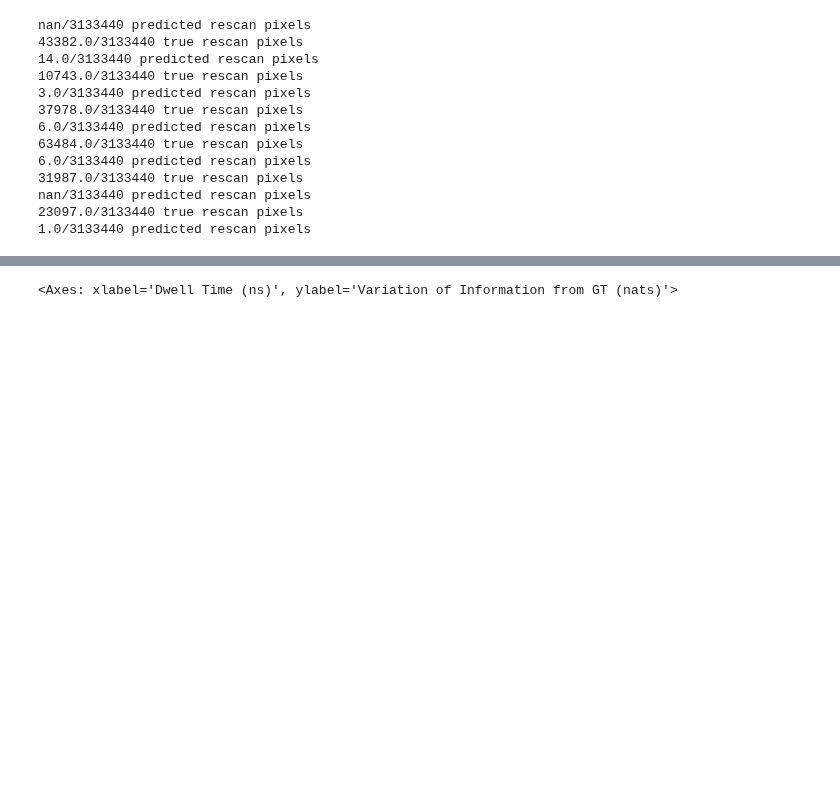
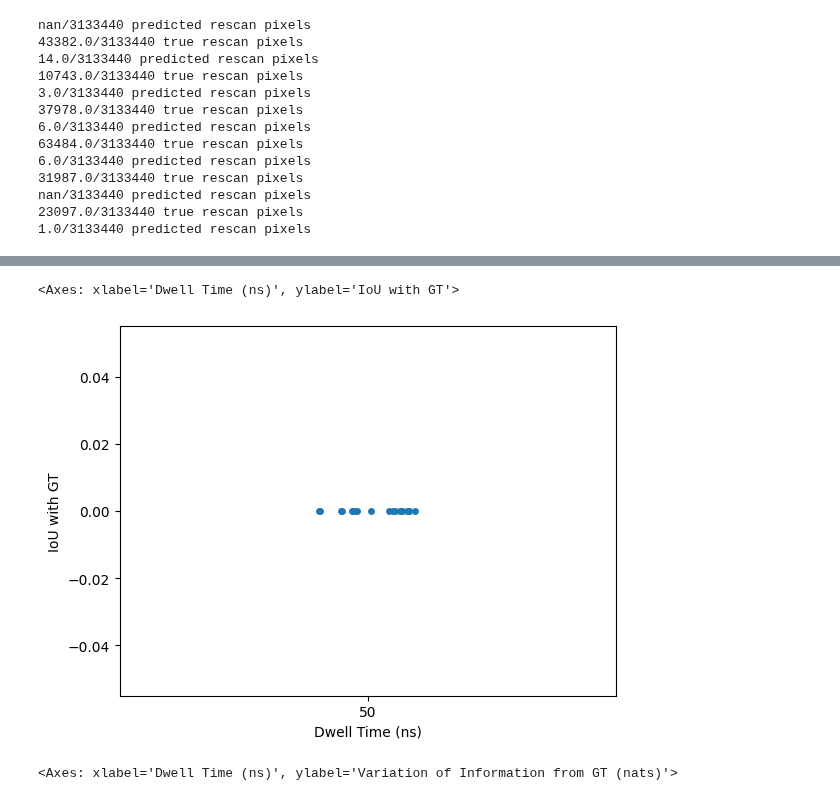
Before and after one commit to cfpark00/SmartEM, a Jupyter notebook: smartem/segmentation/errnet_example.ipynb, the cells around one changed output, grey strips where cells are left out. Cells and saved outputs as stored; diff of their text form; code cells hidden in the pictures; blank space fills up the shorter version.

```diff
--- a/smartem/segmentation/errnet_example.ipynb
+++ b/smartem/segmentation/errnet_example.ipynb
@@ -16,10 +15,10 @@ from tqdm import tqdm
 # Set variables
 # %%
 data_path = "/storage2/projects/smartEM/em-vis/smartem-data-test-errors.hdf5"
-device = torch.device("cuda:2")
+device = torch.device("cuda:5")
 
-model = UNet.UNet(1,2)
-model_path = '/home/tommy-local/projects/smartem/SmartEM/pretrained_models_errnet/unet_50_2.81e-02.pth'
+model = UNet_.UNet(1,2)
+model_path = 'unet_50_2.81e-02.pth'
 # %%
 model = model.to(device)
 weights = torch.load(model_path, map_location=device)
@@ -53,7 +52,10 @@ def get_prediction(im, model):
 # %%
 data_dwts = []
 data_hdt_vois = []
+data_hdt_ious = []
 data_gt_vois = []
+data_gt_ious = []
+predictions = []
 
 with h5py.File(data_path, "r") as f:
     for reg in tqdm(f.keys(), disable=True):
@@ -70,6 +72,7 @@ with h5py.File(data_path, "r") as f:
         im = group[f"{slowest_dwt}/im"][()]
         hdt_mask, _ = get_prediction(im, model)
 
+
         # all dwts
         for dwt in group.keys():
             im = group[f"{dwt}/im"][()]
@@ -77,16 +80,22 @@ with h5py.File(data_path, "r") as f:
             mask, probs = get_prediction(im, model)
             print(f"{np.sum(mask)/np.amax(mask)}/{np.prod(mask.shape)} predicted rescan pixels")
 
-            voi_gt,_,_ = pyvoi.VI(gt_mask.flatten(), mask.flatten())
-            voi_hdt,_,_ = pyvoi.VI(hdt_mask.flatten(), mask.flatten())
-            data_gt_vois.append(voi_gt.item())
-            data_hdt_vois.append(voi_hdt.item())
+            iou_gt = utils.get_IoU(mask, gt_mask)
+            iou_hdt = utils.get_IoU(mask, hdt_mask)
+
+            # voi_gt,_,_ = pyvoi.VI(gt_mask.flatten(), mask.flatten())
+            # voi_hdt,_,_ = pyvoi.VI(hdt_mask.flatten(), mask.flatten())
+            # data_gt_vois.append(voi_gt.item())
+            # data_hdt_vois.append(voi_hdt.item())
+
+            data_gt_ious.append(iou_gt)
+            data_hdt_ious.append(iou_hdt)
             data_dwts.append(int(dwt))
 
 
 
-data = {"Dwell Time (ns)": data_dwts, "Variation of Information from GT (nats)": data_gt_vois, "Variation of Information from 1200ns (nats)": data_hdt_vois}
-df = pd.DataFrame(data=data)
+# data = {"Dwell Time (ns)": data_dwts, "Variation of Information from GT (nats)": data_gt_vois, "Variation of Information from 1200ns (nats)": data_hdt_vois}
+# df = pd.DataFrame(data=data)
 # %% [output]
 25888.0/3133440 true rescan pixels
 3.0/3133440 predicted rescan pixels
@@ -121,3 +154,10 @@ nan/3133440 predicted rescan pixels
+# %%
+data = {"Dwell Time (ns)": data_dwts, "IoU with GT": data_gt_ious, "IoU with 1200ns": data_hdt_ious}
+df = pd.DataFrame(data=data)
+sns.stripplot(data=df, y="IoU with GT", x="Dwell Time (ns)")
+# %% [output]
+<Axes: xlabel='Dwell Time (ns)', ylabel='IoU with GT'>
+[figure, added]
 # %%
 sns.stripplot(data=df, y="Variation of Information from GT (nats)", x="Dwell Time (ns)")
 # %% [output]
```
Also changed, not shown: parts of 2 cells of this notebook, 7 other files.
